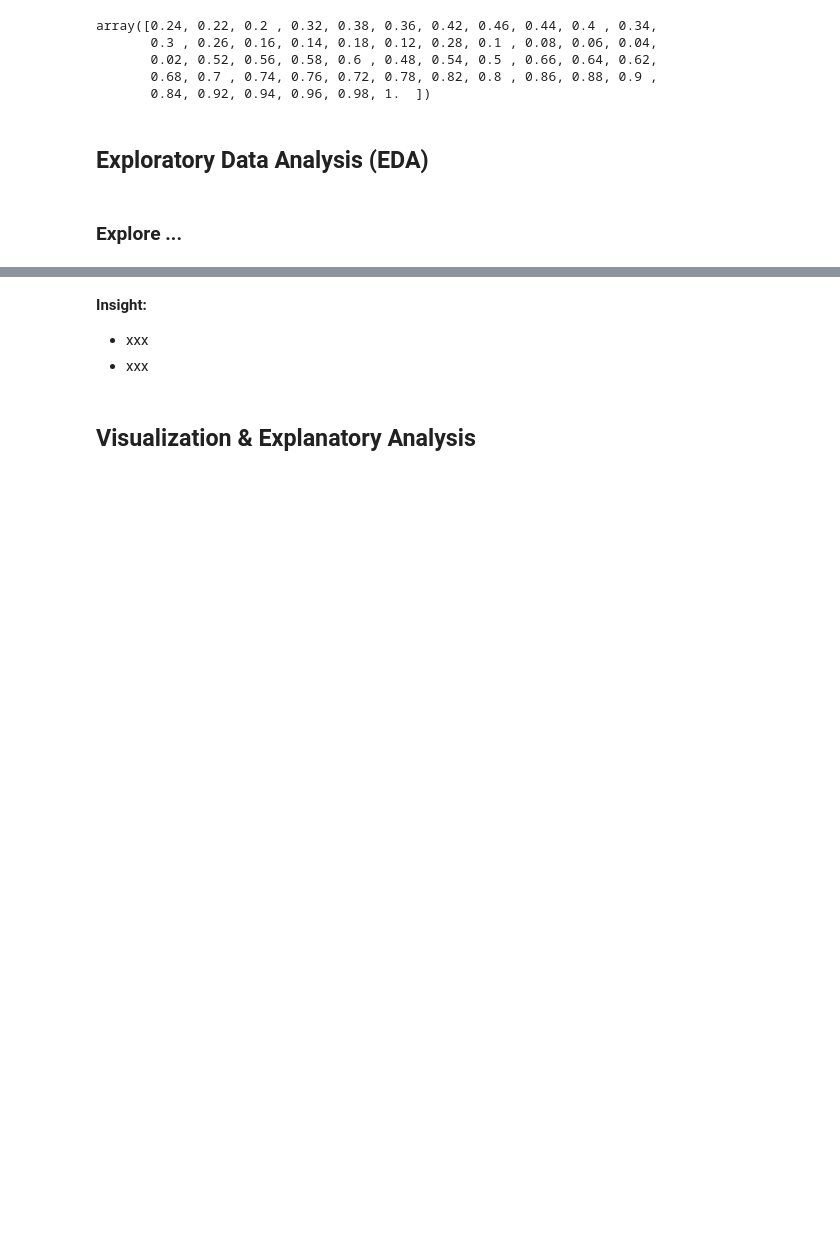
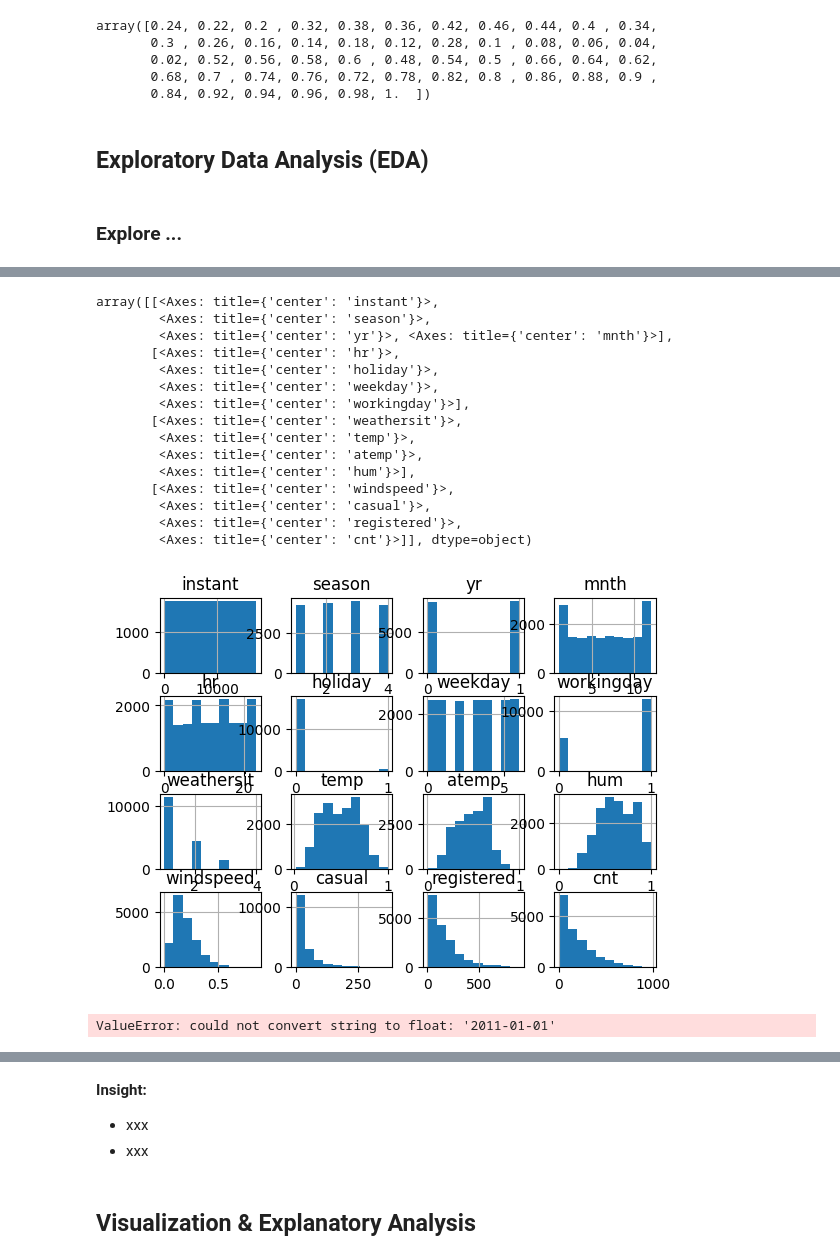
Before and after one commit to agayatri123/Proyek-Analisa-Data, a Jupyter notebook: Proyek_Analisis_Data.ipynb, the cells around one changed output, grey strips where cells are left out. Cells and saved outputs as stored; diff of their text form; code cells hidden in the pictures; blank space fills up the shorter version.

```diff
--- a/Proyek_Analisis_Data.ipynb
+++ b/Proyek_Analisis_Data.ipynb
@@ -121,0 +110,3 @@ df.duplicated().sum()
+# %%
+# Men-drop data kosong walau sebenarnya tidak ditemukan data yang kosong
+df_hour.dropna(axis=0, inplace=True)
@@ -143,0 +153,25 @@ array([0.24, 0.22, 0.2 , 0.32, 0.38, 0.36, 0.42, 0.46, 0.44, 0.4 , 0.34,
+# %%
+# Melihat distribusi data secara cepat
+df_hour.hist()
+# %% [output]
+array([[<Axes: title={'center': 'instant'}>,
+        <Axes: title={'center': 'season'}>,
+        <Axes: title={'center': 'yr'}>, <Axes: title={'center': 'mnth'}>],
+       [<Axes: title={'center': 'hr'}>,
+        <Axes: title={'center': 'holiday'}>,
+        <Axes: title={'center': 'weekday'}>,
+        <Axes: title={'center': 'workingday'}>],
+       [<Axes: title={'center': 'weathersit'}>,
+        <Axes: title={'center': 'temp'}>,
+        <Axes: title={'center': 'atemp'}>,
+        <Axes: title={'center': 'hum'}>],
+       [<Axes: title={'center': 'windspeed'}>,
+        <Axes: title={'center': 'casual'}>,
+        <Axes: title={'center': 'registered'}>,
+        <Axes: title={'center': 'cnt'}>]], dtype=object)
+[figure, added]
+# %%
+# Melihat korelasi antar fitur data
+df_hour.corr()
+# %% [output]
+ValueError: could not convert string to float: '2011-01-01'
```
Also changed, not shown: parts of 8 cells of this notebook.
